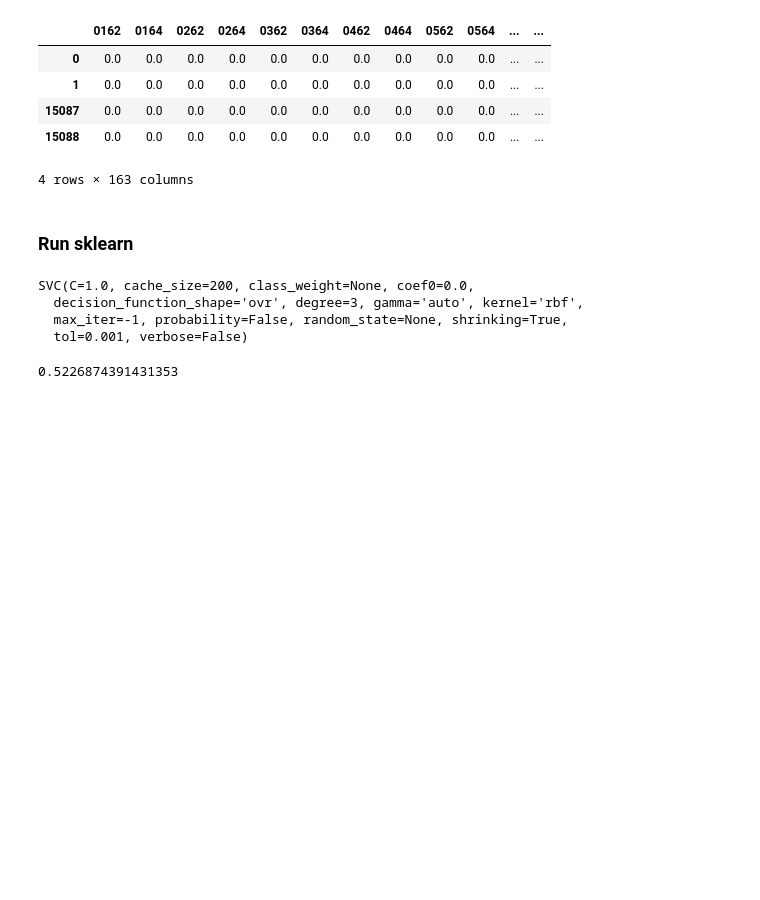
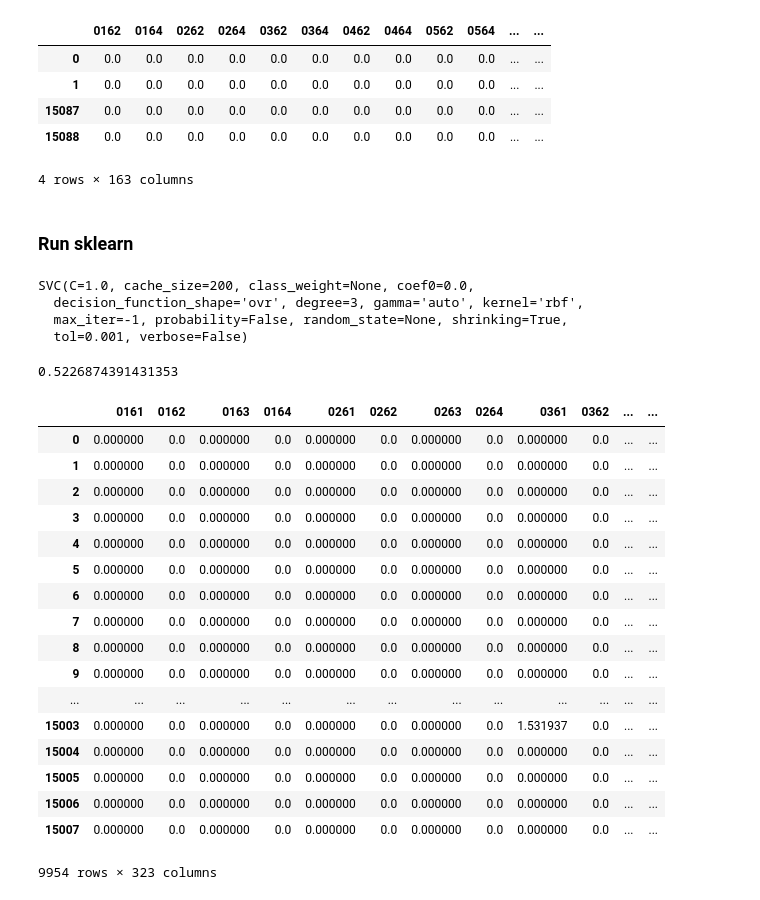
Before and after one commit to nachtm/cosmic-rAI, a Jupyter notebook: experiments/using_pandas.ipynb, the cells around one changed output. Drawn from its saved outputs; the diff is of its cells as text; code cells hidden in the pictures; blank space fills up the shorter version.

```diff
--- a/experiments/using_pandas.ipynb
+++ b/experiments/using_pandas.ipynb
@@ -24,7 +24,7 @@ matrices = [mat1, mat2]
 # %% [markdown]
 ### Event DF
 # %%
-event_df = event_df_from_matrices(matrices)
+event_df = event_df_from_matrices(matrices, remove_nan=True)
 event_df.shape
 # %% [output]
 (31120, 333)
@@ -156,3 +156,26 @@ SVC(C=1.0, cache_size=200, class_weight=None, coef0=0.0,
 clf.score(X_test, y_test)
 # %% [output]
 0.5226874391431353
+# %%
+new_df = event_df[event_df['energy'][0] < 5000000]
+# %%
+new_df['charges']
+# %% [output]
+|  | 0161 | 0162 | 0163 | 0164 | 0261 | 0262 | 0263 | 0264 | 0361 | 0362 | ... | ... |
+| 0 | 0.000000 | 0.0 | 0.000000 | 0.0 | 0.000000 | 0.0 | 0.000000 | 0.0 | 0.000000 | 0.0 | ... | ... |
+| 1 | 0.000000 | 0.0 | 0.000000 | 0.0 | 0.000000 | 0.0 | 0.000000 | 0.0 | 0.000000 | 0.0 | ... | ... |
+| 2 | 0.000000 | 0.0 | 0.000000 | 0.0 | 0.000000 | 0.0 | 0.000000 | 0.0 | 0.000000 | 0.0 | ... | ... |
+| 3 | 0.000000 | 0.0 | 0.000000 | 0.0 | 0.000000 | 0.0 | 0.000000 | 0.0 | 0.000000 | 0.0 | ... | ... |
+| 4 | 0.000000 | 0.0 | 0.000000 | 0.0 | 0.000000 | 0.0 | 0.000000 | 0.0 | 0.000000 | 0.0 | ... | ... |
+| 5 | 0.000000 | 0.0 | 0.000000 | 0.0 | 0.000000 | 0.0 | 0.000000 | 0.0 | 0.000000 | 0.0 | ... | ... |
+| 6 | 0.000000 | 0.0 | 0.000000 | 0.0 | 0.000000 | 0.0 | 0.000000 | 0.0 | 0.000000 | 0.0 | ... | ... |
+| 7 | 0.000000 | 0.0 | 0.000000 | 0.0 | 0.000000 | 0.0 | 0.000000 | 0.0 | 0.000000 | 0.0 | ... | ... |
+| 8 | 0.000000 | 0.0 | 0.000000 | 0.0 | 0.000000 | 0.0 | 0.000000 | 0.0 | 0.000000 | 0.0 | ... | ... |
+| 9 | 0.000000 | 0.0 | 0.000000 | 0.0 | 0.000000 | 0.0 | 0.000000 | 0.0 | 0.000000 | 0.0 | ... | ... |
+| ... | ... | ... | ... | ... | ... | ... | ... | ... | ... | ... | ... | ... |
+| 15003 | 0.000000 | 0.0 | 0.000000 | 0.0 | 0.000000 | 0.0 | 0.000000 | 0.0 | 1.531937 | 0.0 | ... | ... |
+| 15004 | 0.000000 | 0.0 | 0.000000 | 0.0 | 0.000000 | 0.0 | 0.000000 | 0.0 | 0.000000 | 0.0 | ... | ... |
+| 15005 | 0.000000 | 0.0 | 0.000000 | 0.0 | 0.000000 | 0.0 | 0.000000 | 0.0 | 0.000000 | 0.0 | ... | ... |
+| 15006 | 0.000000 | 0.0 | 0.000000 | 0.0 | 0.000000 | 0.0 | 0.000000 | 0.0 | 0.000000 | 0.0 | ... | ... |
+| 15007 | 0.000000 | 0.0 | 0.000000 | 0.0 | 0.000000 | 0.0 | 0.000000 | 0.0 | 0.000000 | 0.0 | ... | ... |
+9954 rows × 323 columns
```
Also changed, not shown: 3 other files.
